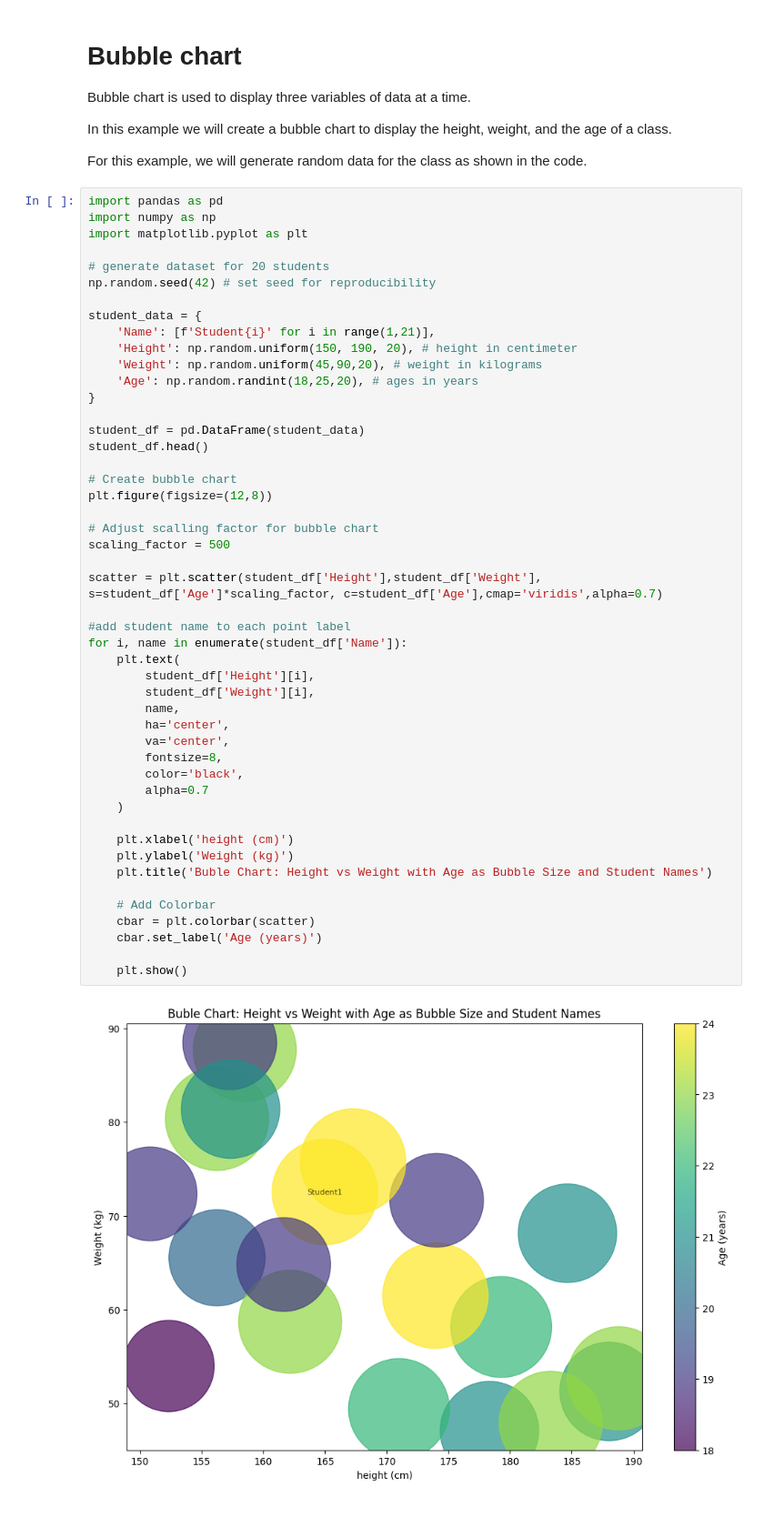
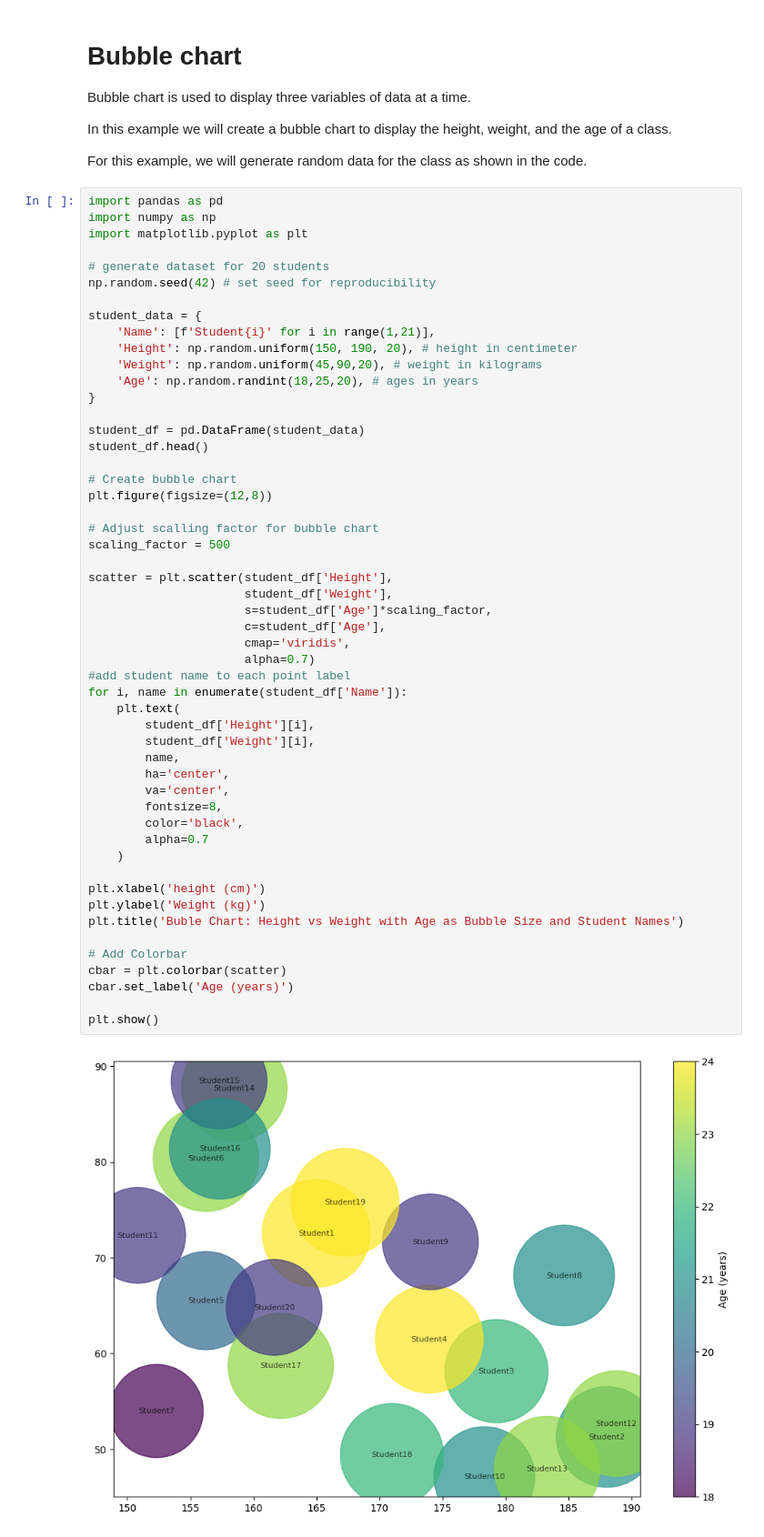
Before and after one commit to aleem-dev/DataAnalysis, a Jupyter notebook: DS-Python-EngyFouda/ch-3/buublechart.ipynb, the cells around one changed output. Shown: that part at 91% size. Drawn from its saved outputs; the diff is of its cells as text; blank space fills up the shorter version.

Commit message:
quick refactore to improve labels

```diff
--- a/DS-Python-EngyFouda/ch-3/buublechart.ipynb
+++ b/DS-Python-EngyFouda/ch-3/buublechart.ipynb
@@ -18,40 +18,44 @@ student_data = {
     'Height': np.random.uniform(150, 190, 20), # height in centimeter
     'Weight': np.random.uniform(45,90,20), # weight in kilograms
     'Age': np.random.randint(18,25,20), # ages in years
 }
 
 student_df = pd.DataFrame(student_data)
 student_df.head()
 
 # Create bubble chart
 plt.figure(figsize=(12,8))
 
 # Adjust scalling factor for bubble chart
 scaling_factor = 500
 
-scatter = plt.scatter(student_df['Height'],student_df['Weight'], s=student_df['Age']*scaling_factor, c=student_df['Age'],cmap='viridis',alpha=0.7)
-
+scatter = plt.scatter(student_df['Height'],
+                      student_df['Weight'],
+                      s=student_df['Age']*scaling_factor,
+                      c=student_df['Age'],
+                      cmap='viridis',
+                      alpha=0.7)
 #add student name to each point label
 for i, name in enumerate(student_df['Name']):
     plt.text(
         student_df['Height'][i],
         student_df['Weight'][i],
         name,
         ha='center',
         va='center',
         fontsize=8,
         color='black',
         alpha=0.7
     )
 
-    plt.xlabel('height (cm)')
-    plt.ylabel('Weight (kg)')
-    plt.title('Buble Chart: Height vs Weight with Age as Bubble Size and Student Names')
+plt.xlabel('height (cm)')
+plt.ylabel('Weight (kg)')
+plt.title('Buble Chart: Height vs Weight with Age as Bubble Size and Student Names')
 
-    # Add Colorbar
-    cbar = plt.colorbar(scatter)
-    cbar.set_label('Age (years)')
+# Add Colorbar
+cbar = plt.colorbar(scatter)
+cbar.set_label('Age (years)')
 
-    plt.show()
+plt.show()
 # %% [output]
-[figure, old version]
+[figure, new version]
```
